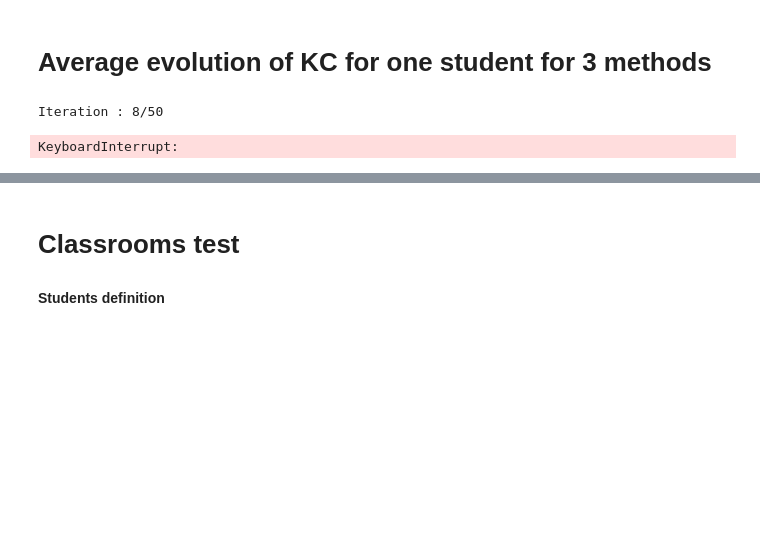
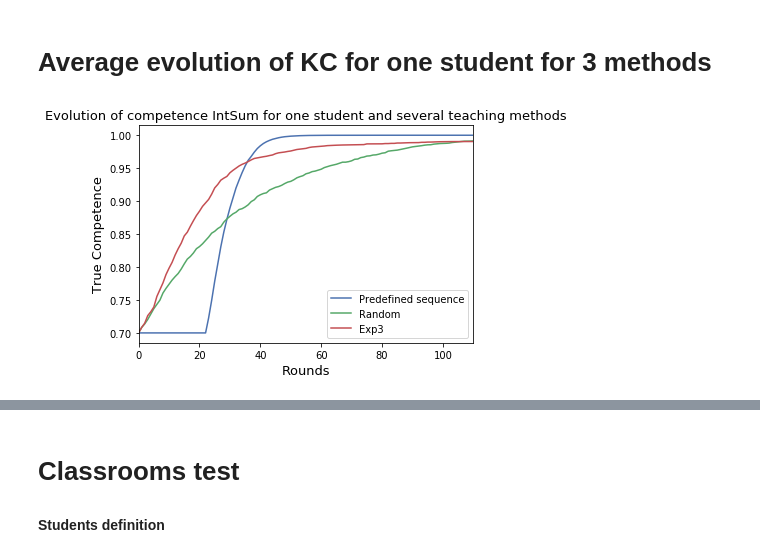
Before and after one commit to fdarmon/ITS, a Jupyter notebook: Analysis.ipynb, the cells around one changed output, grey strips where cells are left out. Cells and saved outputs as stored; diff of their text form; code cells hidden in the pictures; blank space fills up the shorter version.

```diff
--- a/Analysis.ipynb
+++ b/Analysis.ipynb
@@ -156,18 +178,21 @@ def gen_progresses_iter(current_student,method,T,alpha_c_hat,gamma):
 # %%
 n_itr=50
-T=500
-methods=["Predefined sequence","Random","Riarit"]
+T=250
+methods=["Predefined sequence","Random","Exp3"]
 true_KC = {method : None for method in methods}
+KC_hat = {method : None for method in methods}
 activities = {method : None for method in methods}
 for i in range(n_itr):
-    print("Iteration : {}/{}".format(i+1,n_itr),end='\r')
+    #print("Iteration : {}/{}".format(i+1,n_itr),end='\r')
     for method in methods:
         current_student=student.Student(R_table_model,initKC,learning_rates,alpha,beta,lambdas=None)
-        KC_iter=gen_progresses_iter(current_student,method,T,alpha_c_hat,gamma)
+        KC_iter,KC_hat_iter=gen_progresses_iter(current_student,method,T,alpha_c_hat,gamma)[:2]
         if true_KC[method] is None:
             true_KC[method]=KC_iter/n_itr
         else:
             true_KC[method]=true_KC[method]+KC_iter/n_itr
+
+        if KC_hat[method] is None:
+            KC_hat[method]=KC_hat_iter/n_itr
+        else :
+            KC_hat[method]=KC_hat[method]+KC_hat_iter/n_itr
-# %% [output]
-Iteration : 8/50
-KeyboardInterrupt:
@@ -173,0 +201,15 @@ KeyboardInterrupt:
+# %%
+for c in range(1,2):
+    plt.figure()
+    i=0
+    for method in methods:
+        plt.plot(true_KC[method][c],label=M[i])
+        i+=1
+    plt.legend()
+    plt.title("Evolution of competence IntSum for one student and several teaching methods",fontsize=13)
+    plt.xlabel('Rounds',fontsize=13)
+    plt.ylabel('True Competence',fontsize=13)
+    plt.xlim((0,110))
+    plt.show ()
+# %% [output]
+[figure, added]
```
Also changed, not shown: parts of 42 cells of this notebook, 4 other files.
